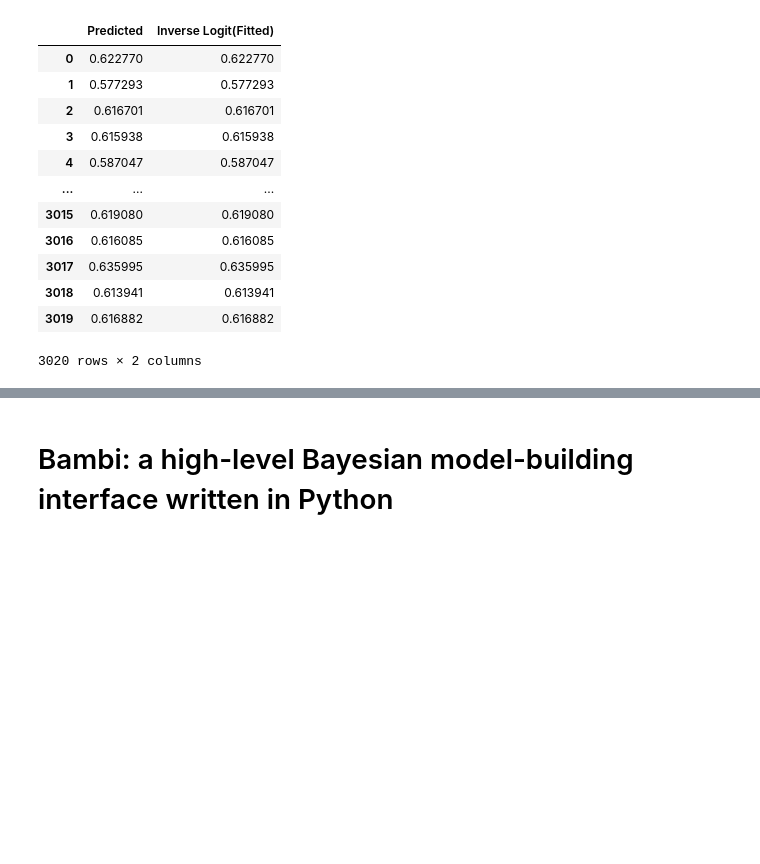
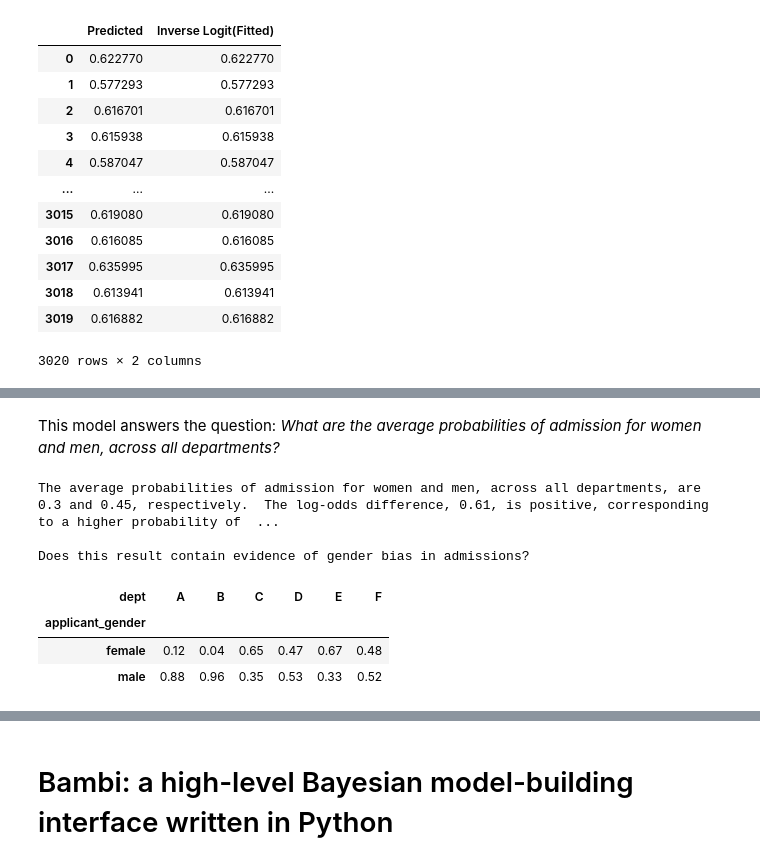
Before and after one commit to cbrownley/NYU-Python-Workshop, a Jupyter notebook: 3b_Python_Logistic_Regression.ipynb, the cells around one changed output, grey strips where cells are left out. Saved outputs shown, nothing was run; the diff lists cells and outputs as text; code cells hidden in the pictures; blank space fills up the shorter version.

```diff
--- a/3b_Python_Logistic_Regression.ipynb
+++ b/3b_Python_Logistic_Regression.ipynb
@@ -896,0 +1036,21 @@ pd.concat([results1.predict(X), expit(results1.fittedvalues)], axis=1).rename({0
+# %% [markdown]
+This model answers the question: *What are the average probabilities of admission for women and men, across all departments?*
+# %%
+print('The average probabilities of admission for women and men, across all departments, are {} and {}, respectively.  The log-odds difference, {}, is positive, corresponding to a higher probability of admission for male applicants.  On the probability scale, the difference is about {}%.  \n\nDoes this result contain evidence of gender bias in admissions?'.format(
+np.round( expit(fit_m11_7.params['applicant_gender[female]']), 2) ,
+np.round( expit(fit_m11_7.params['applicant_gender[male]']), 2) ,
+np.round( fit_m11_7.params['applicant_gender[male]'], 2) - np.round( fit_m11_7.params['applicant_gender[female]'], 2) ,
+np.round( expit(fit_m11_7.params['applicant_gender[male]']) - expit(fit_m11_7.params['applicant_gender[female]']), 2) ) )
+# %% [output]
+The average probabilities of admission for women and men, across all departments, are 0.3 and 0.45, respectively.  The log-odds difference, 0.61, is positive, corresponding to a higher probability of  ...
+
+Does this result contain evidence of gender bias in admissions?
+# %%
+# SOURCE: Statistical Rethinking, 2nd Ed. Page 344
+pg = UCBadmit.groupby(['dept', 'applicant_gender'])['applications'].sum() / UCBadmit.groupby('dept')['applications'].sum()
+pg.unstack().T.round(2)
+# %% [output]
+| dept | A | B | C | D | E | F |
+| applicant_gender |  |  |  |  |  |  |
+| female | 0.12 | 0.04 | 0.65 | 0.47 | 0.67 | 0.48 |
+| male | 0.88 | 0.96 | 0.35 | 0.53 | 0.33 | 0.52 |
```
Also changed, not shown: parts of 25 cells of this notebook, 1 other file.
